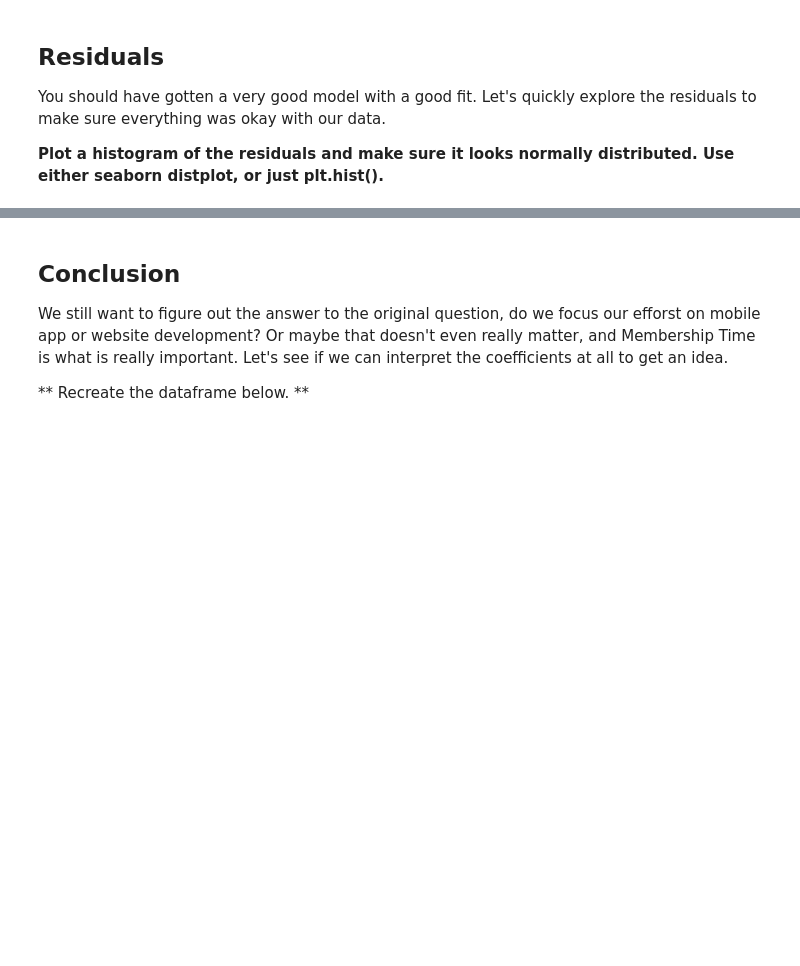
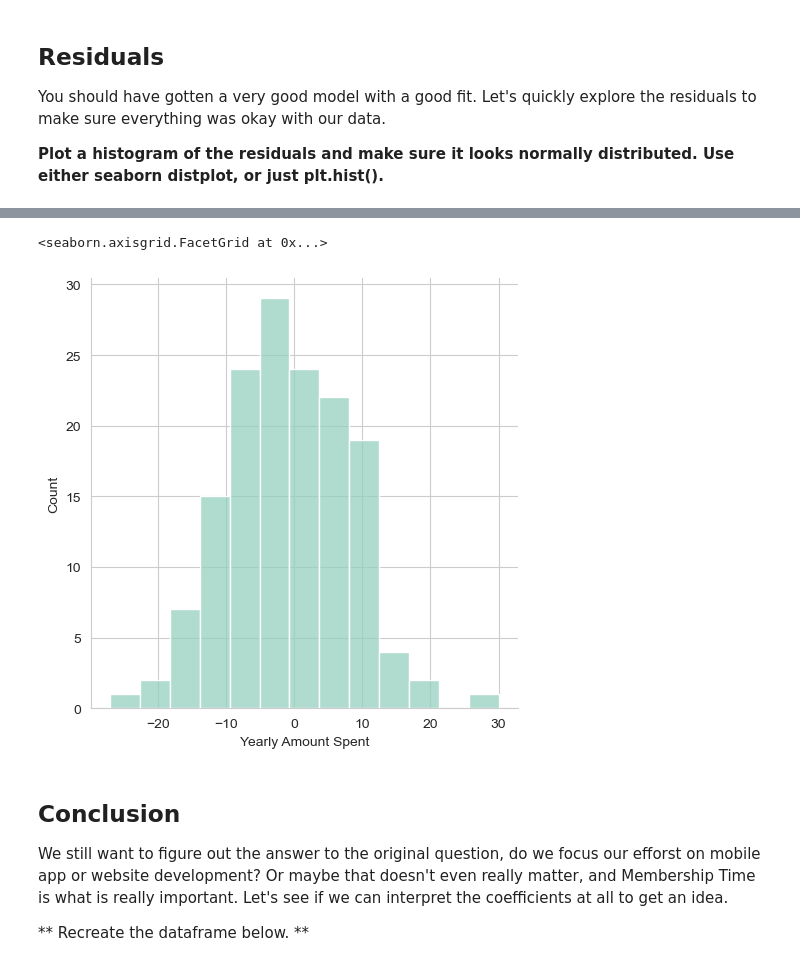
Before and after one commit to devhmac/datascience_ML, a Jupyter notebook: 11-Linear-Regression/02-Linear Regression Project.ipynb, the cells around one changed output, grey strips where cells are left out. Saved outputs shown, nothing was run; the diff lists cells and outputs as text; code cells hidden in the pictures; blank space fills up the shorter version.

```diff
--- a/11-Linear-Regression/02-Linear Regression Project.ipynb
+++ b/11-Linear-Regression/02-Linear Regression Project.ipynb
@@ -184,3 +230,8 @@ You should have gotten a very good model with a good fit. Let's quickly explore
+# %%
+sns.displot((y_test - predictions))
+# %% [output]
+<seaborn.axisgrid.FacetGrid at 0x...>
+[figure, added]
 # %% [markdown]
 ## Conclusion
 We still want to figure out the answer to the original question, do we focus our efforst on mobile app or website development? Or maybe that doesn't even really matter, and Membership Time is what is really important.  Let's see if we can interpret the coefficients at all to get an idea.
```
Also changed, not shown: parts of 23 cells of this notebook.
